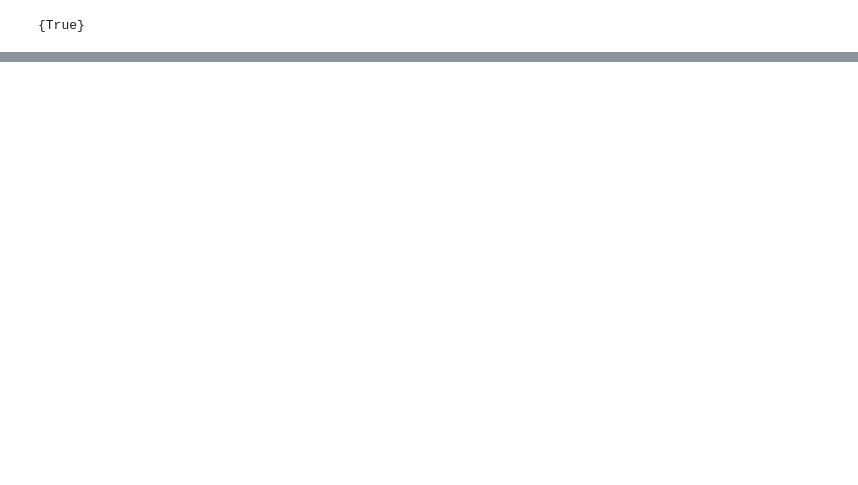
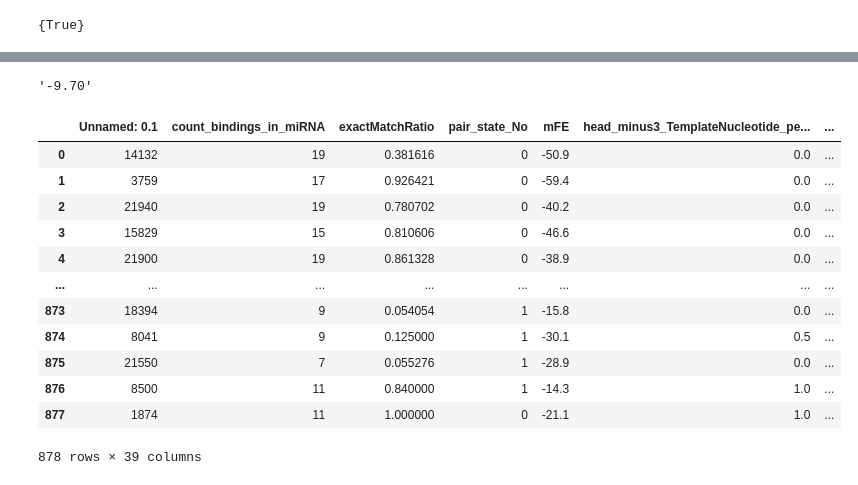
Before and after one commit to juancarlosfdc/miRge3.0-feature-extraction, a Jupyter notebook: precursor_feature_generation.ipynb, the cells around one changed output, grey strips where cells are left out. Cells and saved outputs as stored; diff of their text form; code cells hidden in the pictures; blank space fills up the shorter version.

```diff
--- a/precursor_feature_generation.ipynb
+++ b/precursor_feature_generation.ipynb
@@ -329,0 +328,2 @@ os.system('%s < %s --noPS --noLP > %s'%(self.rnafoldCmdTmp, f1, f2))
+# %%
+miRNA_seq, precursor_seq = df['miRNA_seq'].values[0], df['precursor1_seq'].values[0]
@@ -329,0 +571,40 @@ os.system('%s < %s --noPS --noLP > %s'%(self.rnafoldCmdTmp, f1, f2))
+# %%
+re.search('-.*(?=\)\n)', precursor_lines[1]).group(0)
+# %% [output]
+'-9.70'
+# %%
+def filter_precursors(row):
+    return [1, 2]
+
+def choose_a_precursor(row):
+    viable_precursors = filter_precursors(row)
+    if len(viable_precursors) == 2:
+        if get_mFE(row['precursor1_seq']) < get_mFE(row['precursor2_seq']):
+            row['winning_precursor'] = 1
+        else:
+            row['winning_precursor'] = 2
+    elif len(viable_precursors) == 1:
+        row['winning_precursor'] = viable_precursors[0]
+    elif viable_precursors == []:
+        row['winning_precursor'] = None
+    else:
+        print('error in viable precursor generation')
+    return row
+
+df = df.apply(choose_a_precursor, axis=1)
+# %%
+df
+# %% [output]
+|  | Unnamed: 0.1 | count_bindings_in_miRNA | exactMatchRatio | pair_state_No | mFE | head_minus3_TemplateNucleotide_pe... | ... |
+| 0 | 14132 | 19 | 0.381616 | 0 | -50.9 | 0.0 | ... |
+| 1 | 3759 | 17 | 0.926421 | 0 | -59.4 | 0.0 | ... |
+| 2 | 21940 | 19 | 0.780702 | 0 | -40.2 | 0.0 | ... |
+| 3 | 15829 | 15 | 0.810606 | 0 | -46.6 | 0.0 | ... |
+| 4 | 21900 | 19 | 0.861328 | 0 | -38.9 | 0.0 | ... |
+| ... | ... | ... | ... | ... | ... | ... | ... |
+| 873 | 18394 | 9 | 0.054054 | 1 | -15.8 | 0.0 | ... |
+| 874 | 8041 | 9 | 0.125000 | 1 | -30.1 | 0.5 | ... |
+| 875 | 21550 | 7 | 0.055276 | 1 | -28.9 | 0.0 | ... |
+| 876 | 8500 | 11 | 0.840000 | 1 | -14.3 | 1.0 | ... |
+| 877 | 1874 | 11 | 1.000000 | 0 | -21.1 | 1.0 | ... |
+878 rows × 39 columns
```
Also changed, not shown: parts of 35 cells of this notebook.
